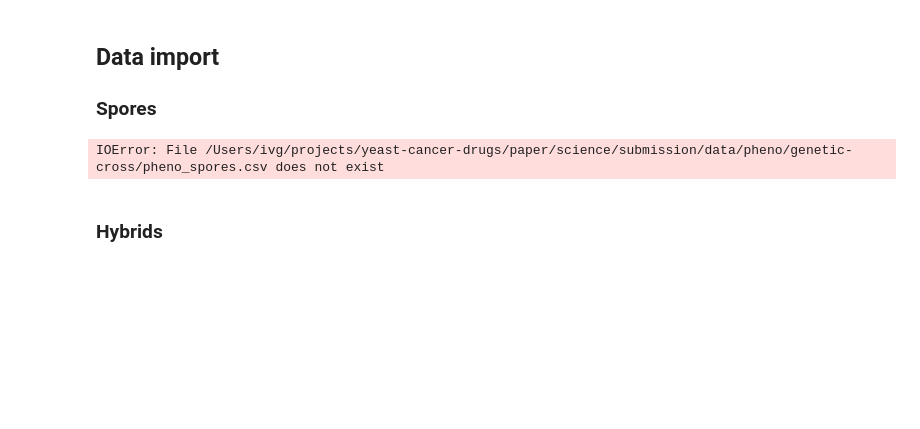
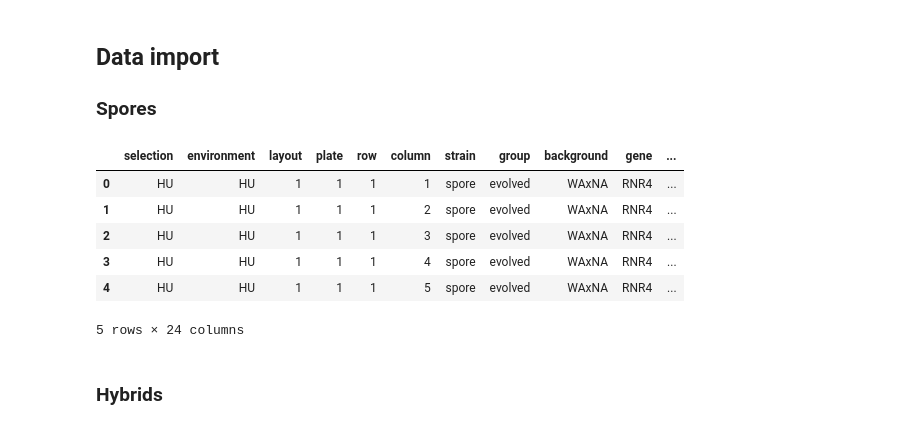
Before and after one commit to ivazquez/clonal-heterogeneity, a Jupyter notebook: src/figure6.ipynb, the cells around one changed output. Saved outputs shown, nothing was run; the diff lists cells and outputs as text; code cells hidden in the pictures; blank space fills up the shorter version.

```diff
--- a/src/figure6.ipynb
+++ b/src/figure6.ipynb
@@ -29,28 +26,34 @@ In this experiment, we cross individuals of the ancestral population with pre-ex
 ### Spores
 # %%
 # Load data
-spores_df = pd.read_csv(dir_data+'pheno/genetic-cross/pheno_spores.csv', encoding='utf-8', keep_default_na=False, na_values='NaN')
+spores_df = pd.read_csv(dir_data+'pheno/genetic-cross/pheno_genetic_cross_spores.csv', encoding='utf-8', keep_default_na=False, na_values='NaN')
 
 # Filter out blank positions and constructs
 spores_df = spores_df[~(spores_df['strain'].isin(['control','']))&\
                       ~(spores_df['genotype_long'].isin([u'fpr1Δ',u'tor1Δ']))]
 
 # Set contaminated samples as missing (NaN)
 spores_df.loc[(spores_df['contamination']=='yes'),
               ['abs_growth_rate','abs_doubling_time','norm_growth_rate','norm_doubling_time']] = np.nan
 
 # Define individual and replicate
 spores_df['individual'] = spores_df[['group','background','gene','tetrad','spore']].apply(tuple, axis=1)
 spores_df['replicate'] = spores_df[['group','background','gene','tetrad','spore','plate','row','column']].apply(tuple, axis=1)
 
 # # Filter out measurement replicates with >5% measurement error
 # spores_df['pct'] = spores_df.groupby(['selection','environment','replicate'])['growth_rate']\
 # .apply(lambda x: (x-x.mean())/float(x.mean()))
 # spores_df = spores_df[abs(spores_df['pct'])<0.05]
 
 spores_df.head()  # show dataframe header to stdout
 # %% [output]
+|  | selection | environment | layout | plate | row | column | strain | group | background | gene | ... |
+| 0 | HU | HU | 1 | 1 | 1 | 1 | spore | evolved | WAxNA | RNR4 | ... |
+| 1 | HU | HU | 1 | 1 | 1 | 2 | spore | evolved | WAxNA | RNR4 | ... |
+| 2 | HU | HU | 1 | 1 | 1 | 3 | spore | evolved | WAxNA | RNR4 | ... |
+| 3 | HU | HU | 1 | 1 | 1 | 4 | spore | evolved | WAxNA | RNR4 | ... |
+| 4 | HU | HU | 1 | 1 | 1 | 5 | spore | evolved | WAxNA | RNR4 | ... |
-IOError: File /Users/ivg/projects/yeast-cancer-drugs/paper/science/submission/data/pheno/genetic-cross/pheno_spores.csv does not exist
+5 rows × 24 columns
 # %% [markdown]
 ### Hybrids
 # %%
```
Also changed, not shown: parts of 8 cells of this notebook, 15 other files.
